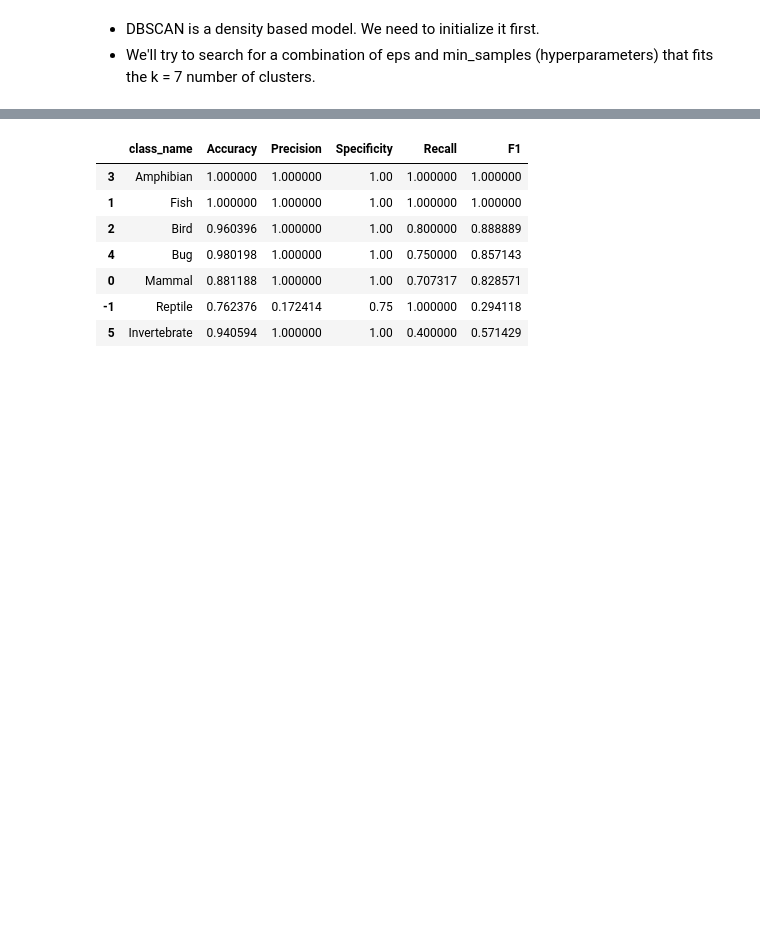
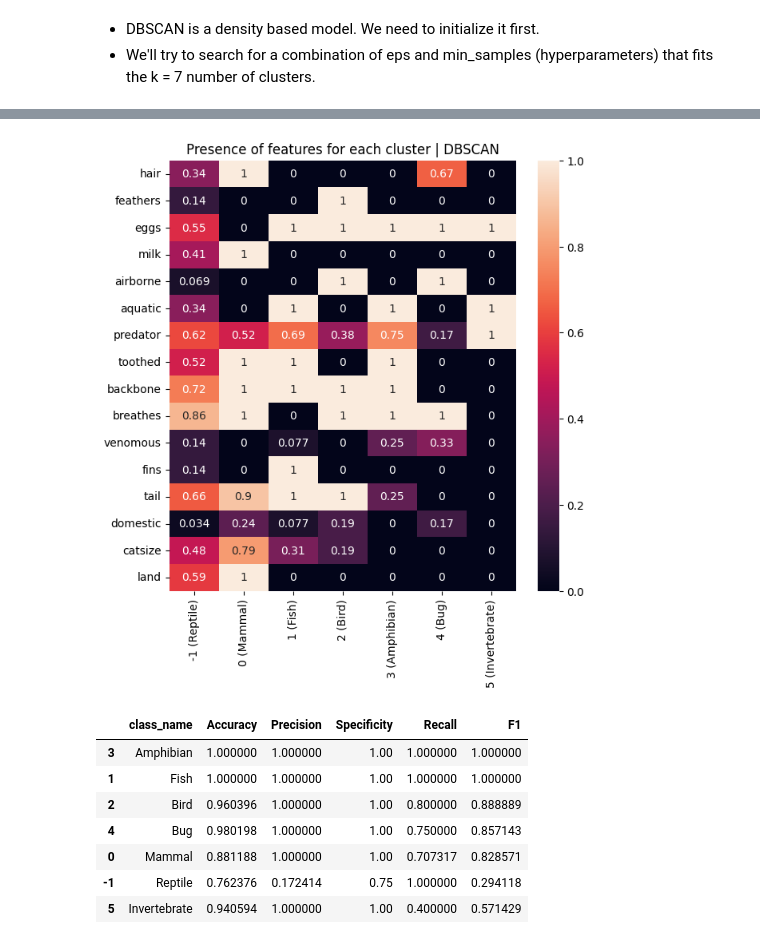
Before and after one commit to ffaundezcab/animal_classification, a Jupyter notebook: notebooks/model.ipynb, the cells around one changed output, grey strips where cells are left out. Drawn from its saved outputs; the diff is of its cells as text; code cells hidden in the pictures; blank space fills up the shorter version.

```diff
--- a/notebooks/model.ipynb
+++ b/notebooks/model.ipynb
@@ -380,3 +421,10 @@ y_pred_dbsc = dbsc.fit_predict(X)
 yhat, comp_table = create_comparation_table_clustering(y_pred_dbsc, X, labels, dict_class_types, class_label)
 # %%
 centroids_clusters_db = yhat.drop(["class_name"], axis = 1).groupby(["cluster_label"]).mean()[X.columns]
+centroids_clusters_db = pd.DataFrame(data = np.array(centroids_clusters_db),
+             index = list(centroids_clusters_db.index),
+             columns = centroids_clusters_db.columns)
+
+centroids_clusters, centroids_classes = aggregate_features_cluster_centers(zm, X.columns,
+                                                                        np.array(centroids_clusters_db),
+                                                                        list(centroids_clusters_db.index))
@@ -429,0 +431,8 @@ assignment
+# %%
+dmatrix = compute_distance_matrix(centroids_clusters.set_index("label_cluster"), centroids_classes)
+assignment = assign_clusters_distance(dmatrix)
+assignment_new_label = dict(zip(assignment.keys(),[f'{x[0]} ({x[1]})' for x in assignment.items()]))
+gb_clusters = centroids_clusters.drop(["legs", "label_cluster"], axis = 1)
+gb_clusters.index = [assignment_new_label[i] for i in centroids_clusters["label_cluster"]]
+assignment
+assignment_new_label
@@ -430,3 +447,8 @@ assignment
+# %%
+plot_chars_heatmap(gb_clusters.T,
+                   "Presence of features for each cluster | DBSCAN")
+# %% [output]
+[figure, added]
 # %%
 classification_metrics(yhat, assignment)
 # %% [output]
```
Also changed, not shown: parts of 31 cells of this notebook.
